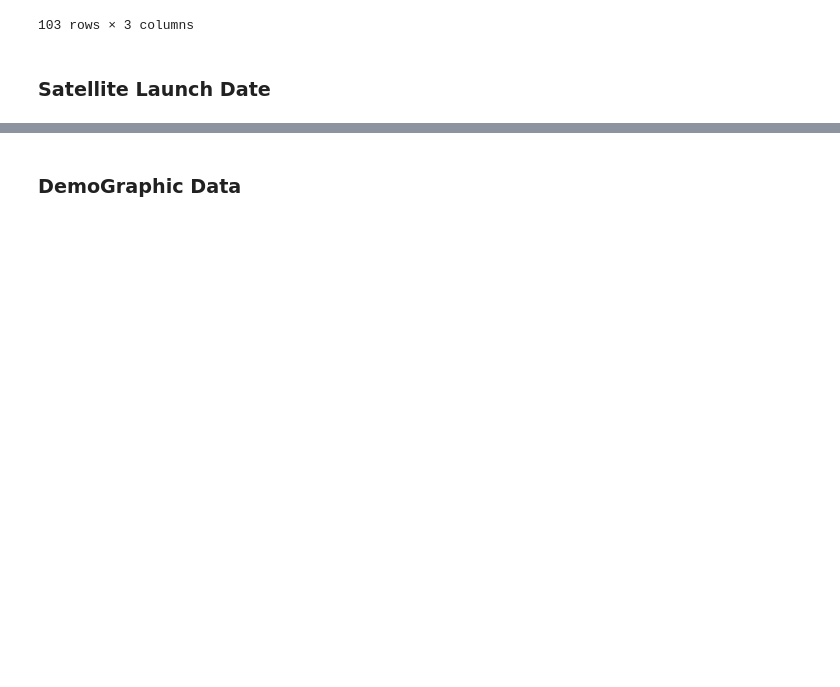
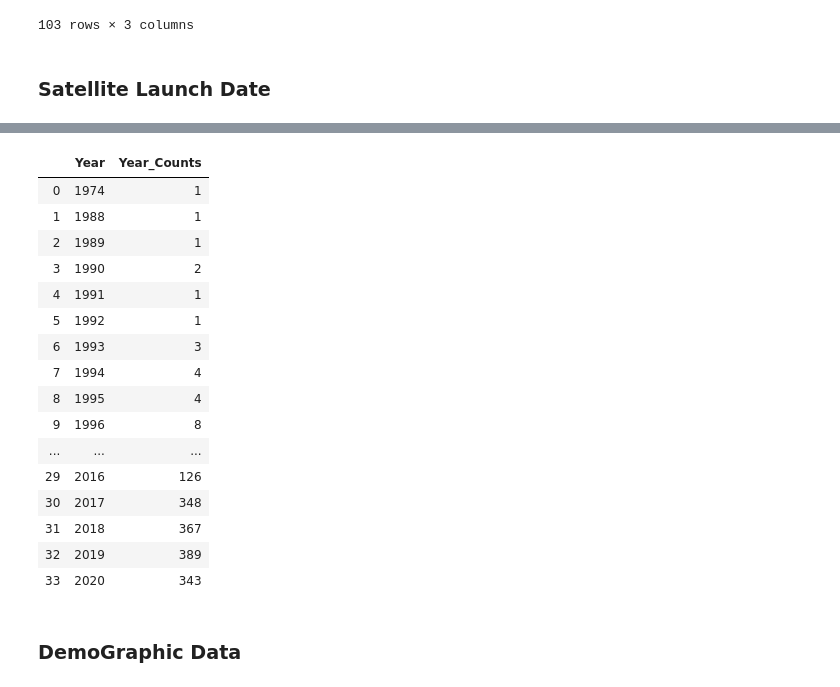
Before and after one commit to henryle-n/Global-Satellite-Launches, a Jupyter notebook: ETL.ipynb, the cells around one changed output, grey strips where cells are left out. Drawn from its saved outputs; the diff is of its cells as text; code cells hidden in the pictures; blank space fills up the shorter version.

```diff
--- a/ETL.ipynb
+++ b/ETL.ipynb
@@ -169,3 +223,27 @@ Launch_Date.to_csv(os.path.join("Data", "Launch_Date.csv"), index=False)
+# %%
+year_counts = pd.DataFrame(Launch_Date['Launch_Year'].value_counts())
+year_counts.sort_index(inplace=True, ascending=True)
+year_counts.reset_index(inplace=True)
+year_counts.rename(columns={"index": "Year", "Launch_Year" : "Year_Counts"}, inplace=True)
+year_counts
+# %% [output]
+|  | Year | Year_Counts |
+| 0 | 1974 | 1 |
+| 1 | 1988 | 1 |
+| 2 | 1989 | 1 |
+| 3 | 1990 | 2 |
+| 4 | 1991 | 1 |
+| 5 | 1992 | 1 |
+| 6 | 1993 | 3 |
+| 7 | 1994 | 4 |
+| 8 | 1995 | 4 |
+| 9 | 1996 | 8 |
+| ... | ... | ... |
+| 29 | 2016 | 126 |
+| 30 | 2017 | 348 |
+| 31 | 2018 | 367 |
+| 32 | 2019 | 389 |
+| 33 | 2020 | 343 |
 # %% [markdown]
 ### DemoGraphic Data
 # %%
```
Also changed, not shown: parts of 7 cells of this notebook, 8 other files.
